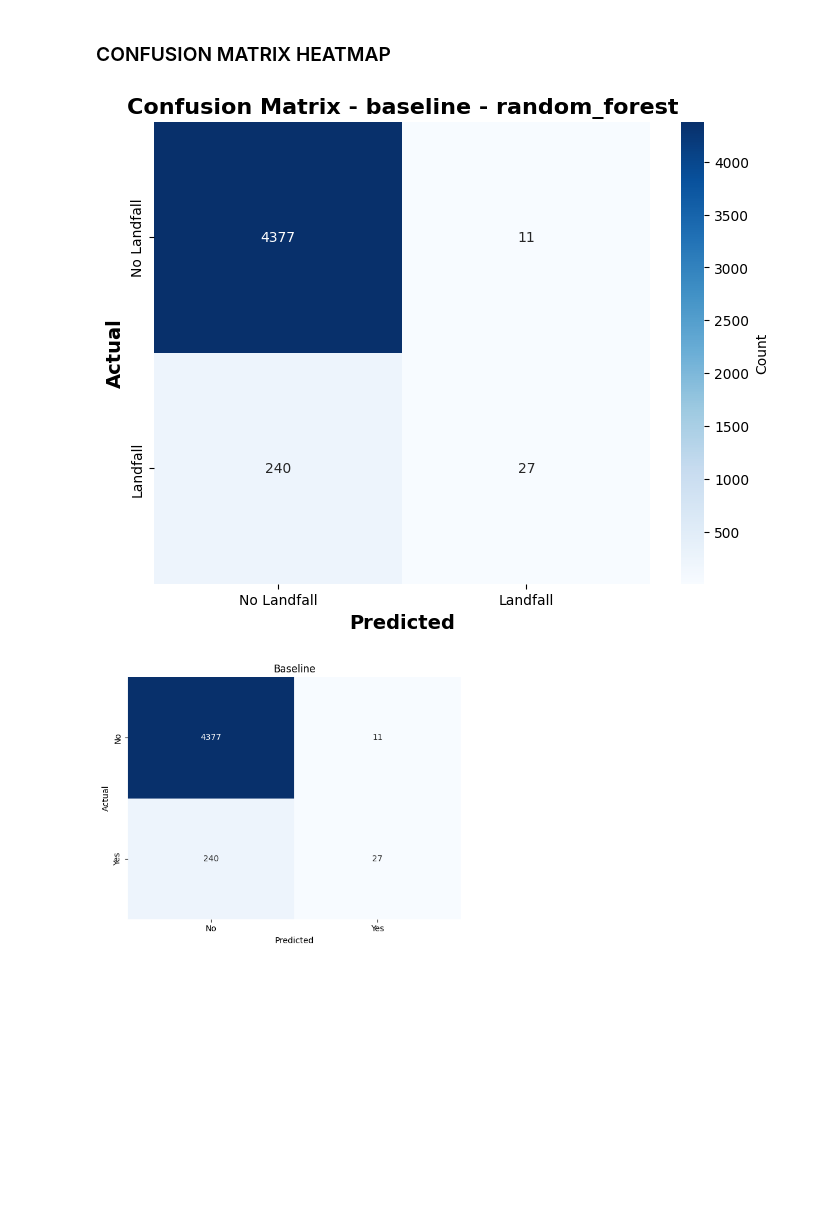
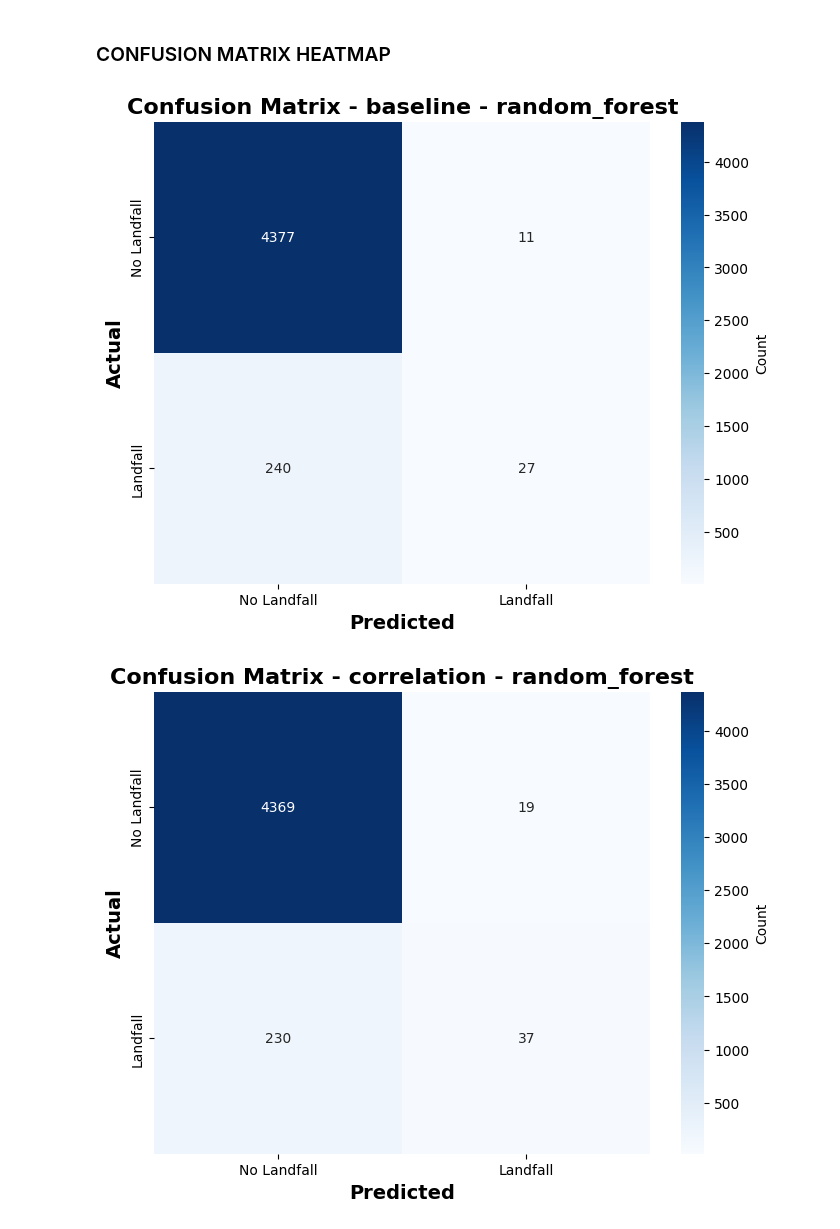
Before and after one commit to anitarazafi/feature-selection, a Jupyter notebook: notebooks/07_visualizations.ipynb, the cells around one changed output. Cells and saved outputs as stored; diff of their text form; code cells hidden in the pictures; blank space fills up the shorter version.

```diff
--- a/notebooks/07_visualizations.ipynb
+++ b/notebooks/07_visualizations.ipynb
@@ -173,10 +201,6 @@ for model_name in models:
 # %% [markdown]
 ### CONFUSION MATRIX HEATMAP
 # %%
-# ============================================================
-# 3. CONFUSION MATRIX HEATMAP
-# ============================================================
-
 def plot_confusion_matrix(method, dataset, model, save_path=None):
     """
     Plot confusion matrix heatmap.
@@ -202,65 +226,16 @@ def plot_confusion_matrix(method, dataset, model, save_path=None):
     if save_path:
         plt.savefig(save_path, dpi=300, bbox_inches='tight')
     plt.show()
-
-method = 'baseline'
-dataset = 'ibtracs.last3years'
-model = 'random_forest'
-save_path = Path(COMPARISONS_DIR / "plots" / "cm_baseline_rf.png")
-save_path.parent.mkdir(parents=True, exist_ok=True)
-plot_confusion_matrix(method, dataset, model, save_path)
-# %% [output]
-[figure, removed]
-# %%
-# ============================================================
-# 4. MULTI-METHOD CONFUSION MATRIX COMPARISON
-# ============================================================
-
-def plot_confusion_matrices_grid(methods, dataset, model, save_path=None):
-    """
-    Plot confusion matrices for multiple methods in a grid.
-    """
-    n_methods = len(methods)
-    cols = 2
-    rows = (n_methods + 1) // 2
-
-    fig, axes = plt.subplots(rows, cols, figsize=(12, 5*rows))
-
-    # ALWAYS flatten, handle edge cases ← USE THIS
-    if rows * cols == 1:
-        axes = [axes]
-    else:
-        axes = axes.flatten()
-
-    for idx, method in enumerate(methods):
-        preds = load_predictions(method, dataset, model)
-        cm = confusion_matrix(preds['y_true'], preds['y_pred'])
-
-        sns.heatmap(cm, annot=True, fmt='d', cmap='Blues',
-                   xticklabels=['No', 'Yes'],
-                   yticklabels=['No', 'Yes'],
-                   ax=axes[idx], cbar=False)
-
-        axes[idx].set_title(f'{method.replace("_", " ").title()}')
-        axes[idx].set_xlabel('Predicted')
-        axes[idx].set_ylabel('Actual')
-
-    # Hide unused subplots
-    for idx in range(n_methods, len(axes)):
-        axes[idx].axis('off')
-
-    plt.tight_layout()
-
-    if save_path:
-        Path(save_path).parent.mkdir(parents=True, exist_ok=True)
-        plt.savefig(save_path, dpi=300, bbox_inches='tight')
-    plt.show()
-
-# Usage
-# methods = ['baseline', 'correlation', 'l1_lasso', 'shap']
-methods = ['baseline']
-save_path = Path(COMPARISONS_DIR / "plots" / "cm_grid_rf.png")
-save_path.parent.mkdir(parents=True, exist_ok=True)
-plot_confusion_matrices_grid(methods, 'ibtracs.last3years', 'random_forest', save_path)
-# %% [output]
-[figure, removed]
+# %%
+dataset = 'ibtracs.last3years'
+# methods = ['baseline', 'correlation', 'variance', 'chi_square', 'l1_lasso', 'l2_ridge', 'shap', 'lime', 'pso', 'de' ]
+methods = ['baseline', 'correlation', 'variance', 'chi_square',]
+models = ['random_forest', 'logistic_regression', 'xgboost']
+for model_name in models:
+    for method in methods:
+        save_path = Path(COMPARISONS_DIR / "plots" / f"cm_{method}_{model_name}.png")
+        save_path.parent.mkdir(parents=True, exist_ok=True)
+        plot_confusion_matrix(method, dataset, model, save_path)
+# %% [output]
+[figure, added]
+[figure, added]
```
Also changed, not shown: parts of 11 cells of this notebook, 5 other files.
